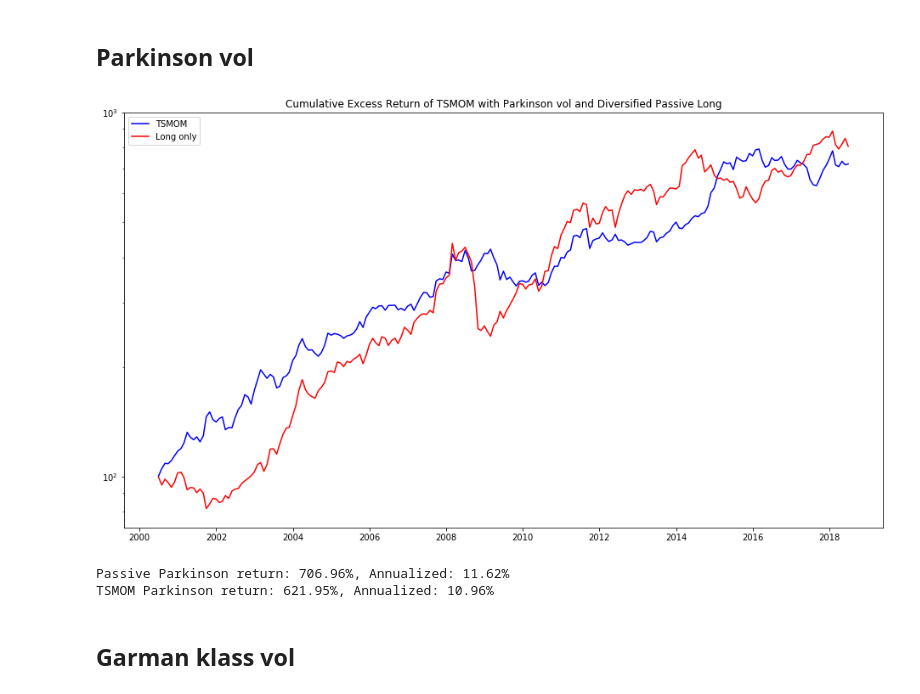
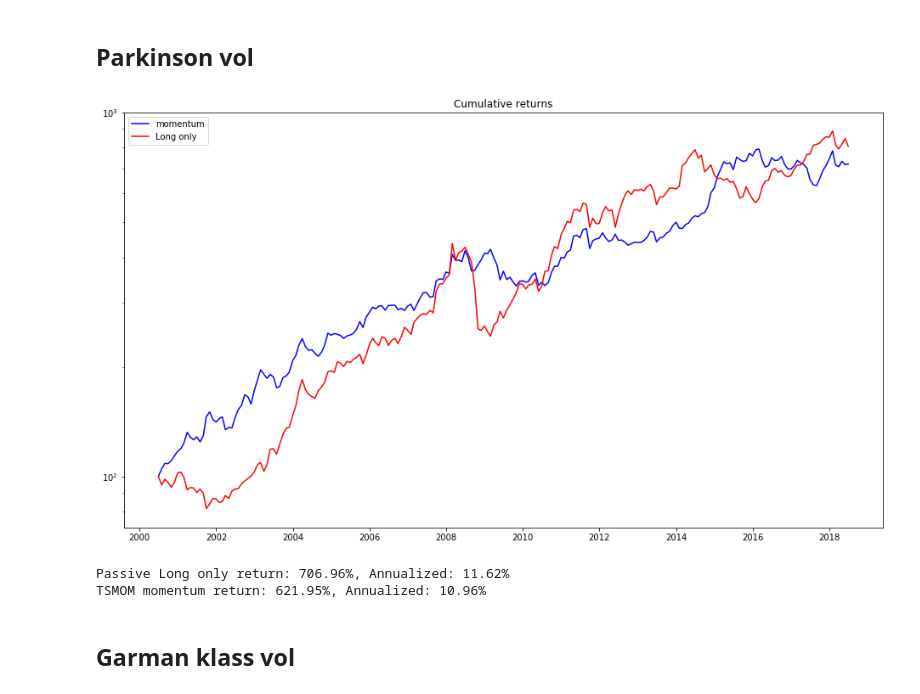
Before and after one commit to turing-usp/Momentum, a Jupyter notebook: TSMOM_Leme.ipynb, the cells around one changed output. Cells and saved outputs as stored; diff of their text form; code cells hidden in the pictures.

```diff
--- a/TSMOM_Leme.ipynb
+++ b/TSMOM_Leme.ipynb
@@ -251,34 +337,8 @@ for i in range(start, end):
-# %%
-from pandas.plotting import register_matplotlib_converters
-register_matplotlib_converters()
-
-r = pd.DataFrame(r)
-rp = pd.DataFrame(rp)
-
-r.index = returns_monthly.iloc[start:end].index
-rp.index = returns_monthly.iloc[start:end].index
-
-plt.figure(figsize=(16,9))
-
-plt.plot(100*r.cumprod(), label = 'TSMOM', color='blue')
-plt.plot(100*rp.cumprod(), label = 'Long only', color='red')
-
-plt.yscale('log')
-plt.legend()
-plt.title('Cumulative Excess Return of TSMOM with Parkinson vol and Diversified Passive Long')
-plt.show()
-
-passive_return = float((rp.cumprod().iloc[-1] - 1)*100)
-tsmom_return = float((r.cumprod().iloc[-1] - 1)*100)
-
-print('Passive Parkinson return: ', round(passive_return,2), '%,',
-     " Annualized: ", round((((100+passive_return)/100) ** (1/years) - 1)*100 , 2), "%", sep='')
-
-print('TSMOM Parkinson return: ', round(tsmom_return,2), "%,",
-     " Annualized: ", round((((100+tsmom_return)/100) ** (1/years) - 1)*100 , 2), "%", sep='')
-# %% [output]
-[figure, removed]
-Passive Parkinson return: 706.96%, Annualized: 11.62%
-TSMOM Parkinson return: 621.95%, Annualized: 10.96%
+# %%
+backtesting(close_df, pv_monthly, start_date= 11, years=19, method="momentum", plot=True)
+# %% [output]
+[figure, added]
+Passive Long only return: 706.96%, Annualized: 11.62%
+TSMOM momentum return: 621.95%, Annualized: 10.96%
 # %% [markdown]
 ## Garman klass vol
```
Also changed, not shown: parts of 35 cells of this notebook, 4 other files.
